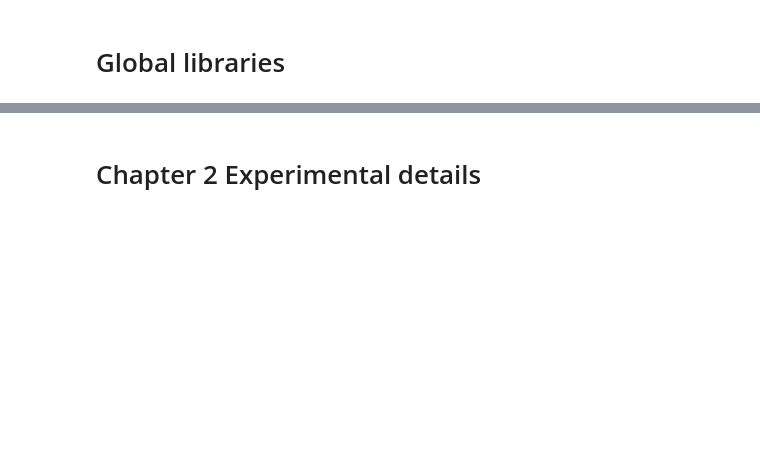
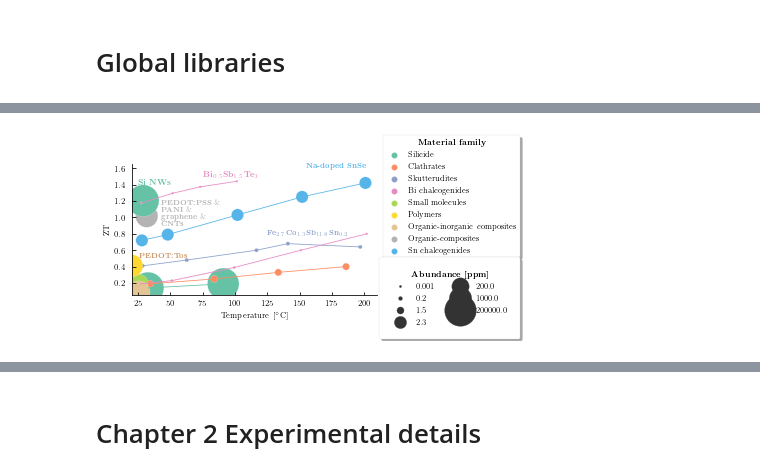
Before and after one commit to oszaar/OZA_PhD, a Jupyter notebook: main_notebook.ipynb, the cells around one changed output, grey strips where cells are left out. Saved outputs shown, nothing was run; the diff lists cells and outputs as text; code cells hidden in the pictures; blank space fills up the shorter version.

Commit message:
update after thesis deposit

```diff
--- a/main_notebook.ipynb
+++ b/main_notebook.ipynb
@@ -99,0 +161,92 @@ plt.rcParams.update(nice_fonts)
+# %%
+from sklearn import preprocessing
+min_max_scaler = preprocessing.MinMaxScaler()
+#data import
+zt_abundance = pd.read_csv("Chapter_1/zt_abundance1.csv",index_col=None, header=0)
+# setting the whole figure dimensions
+fig = plt.figure(figsize=(4.4,2.4),)
+
+# setting up a subplot within the figure (rows,columns,position)
+ax1 = fig.add_subplot(1, 1, 1,) # yticklabels=[], yticks=[],xticklabels=[], xticks=[])
+
+size=zt_abundance['Abundance [ppm]']
+
+extra=sns.color_palette("colorblind",12)
+husl=sns.color_palette("Set2", 9)
+
+
+sns.scatterplot(data=zt_abundance,x=zt_abundance['Temperature [K]']-273, y='ZT',hue='Material family', marker='o',ax=ax1,
+                  size=size,sizes=[5,15,50,150,300, 500,1000],legend=True,
+                  palette=[husl[0],husl[1],husl[2],husl[3],husl[4],husl[5],husl[6],husl[7],extra[9]]
+                 )
+
+
+sns.lineplot(data=zt_abundance,x=zt_abundance['Temperature [K]']-273, y='ZT',hue='Material',ax=ax1,legend=False,zorder=1,lw=0.8,
+             #palette='husl'
+            palette=[husl[0],husl[1],husl[2],husl[3],husl[4],husl[5],husl[6],husl[7],husl[8],husl[3],extra[9],]
+
+            )
+
+
+# limits, labels, ...
+for axes in [ax1.axes]:
+    axes.set_xlim(290,490)
+    axes.set_xlim(20,210)
+#     axes.set_yscale('log')
+    axes.set_ylim(0.06,1.65)
+#     axes.set_yticks([1E-1,0.01,0.1,1.5])
+    axes.set_xlabel('Temperature [$^\circ$C]')
+# ax1.set_yticks([1E-1,0.2,1.5])
+
+
+# ax1.legend(loc='upper right',bbox_to_anchor=(1.7,1.15),ncol=1, fontsize=7,labelspacing=0.5)
+# ax1.legend(loc='upper left',bbox_to_anchor=(-0.7,1.15),ncol=1, fontsize=7,labelspacing=0.5)
+
+#### annotations
+# ax1.annotate('Bi$_{0.5}$Sb$_{1.5}$Te$_3$',
+#             xy=(50, 1.5), xycoords="data", fontsize=7, color= husl[3], zorder=1)
+
+text = ax1.text(75,1.5, '\\textbf{Bi$_{0.5}$Sb$_{1.5}$Te$_3$}',
+          fontsize=8, color= husl[3], zorder=1,  transform=ax1.transData)
+# text.set_path_effects([Stroke(linewidth=0.2, foreground="black"), Normal()])
+
+text = ax1.text(25,1.4, '\\textbf{Si NWs}',
+          fontsize=8, color= husl[0], zorder=1,  transform=ax1.transData)
+# text.set_path_effects([Stroke(linewidth=0.2, foreground="black"), Normal()])
+
+text = ax1.text(43,0.9, '\\textbf{PEDOT:PSS} \& \n \\textbf{PANI} \& \n \\textbf{graphene} \& \n \\textbf{CNTs}',
+          fontsize=7, color= husl[7], zorder=1,  transform=ax1.transData)
+# text.set_path_effects([Stroke(linewidth=0.2, foreground="black"), Normal()])
+
+text = ax1.text(155,1.6, '\\textbf{Na-doped SnSe}',
+          fontsize=7, color= extra[9], zorder=1,  transform=ax1.transData)
+# text.set_path_effects([Stroke(linewidth=0.2, foreground="black"), Normal()])
+
+text = ax1.text(26,0.52, '\\textbf{PEDOT:Tos}',
+          fontsize=7, color= extra[5], zorder=1,  transform=ax1.transData, )
+# text.set_path_effects([Stroke(linewidth=0.2, foreground="black"), Normal()],)
+text = ax1.text(125,0.8, '\\textbf{Fe$_{2.7}$Co$_{1.3}$Sb$_{11.8}$Sn$_{0.2}$}',
+          fontsize=7, color= husl[2], zorder=1,  transform=ax1.transData, )
+
+
+# EXTRACT CURRENT HANDLES AND LABELS
+h,l = ax1.get_legend_handles_labels()
+
+# # COLOR LEGEND (FIRST 30 ITEMS)
+col_lgd = plt.legend(h[1:10], l[1:10], loc='upper right',
+                     bbox_to_anchor=(1.6,1.25), fancybox=True, shadow=True, ncol=1, title='\\textbf{Material family}')
+
+# # SIZE LEGEND (LAST 5 ITEMS)
+size_lgd = plt.legend(h[-7:], l[-7:], loc='lower right', borderpad=1.6,
+                      bbox_to_anchor=(1.6,-0.37), fancybox=True, shadow=True, ncol=2, title='\\textbf{Abundance [ppm]}', handletextpad=1)
+
+# # ADD FORMER (OVERWRITTEN BY LATTER)
+plt.gca().add_artist(col_lgd)
+
+
+
+#fig.savefig('/Users/Zapata/Dropbox/Apps/Overleaf/thesis_OZA (Version 28107)/classicthesis_on_work/gfx/chapter_1/zt_vs_temperaturex.pdf', bbox_inches='tight')
+
+# fig.savefig('/Users/Zapata/Dropbox/Apps/Overleaf/thesis_OZA (Version 28107)/classicthesis_on_work/gfx/chapter_1/publications.pdf', bbox_inches='tight')
+# fig.savefig('/Users/Zapata/Dropbox/Apps/Overleaf/thesis_OZA (Version 28107)/classicthesis_on_work/gfx/chapter_1/publications.svg', bbox_inches='tight')
+# %% [output]
@@ -99,0 +254 @@ plt.rcParams.update(nice_fonts)
+[figure, added]
```
Also changed, not shown: parts of 13 cells of this notebook, 11 other files.
